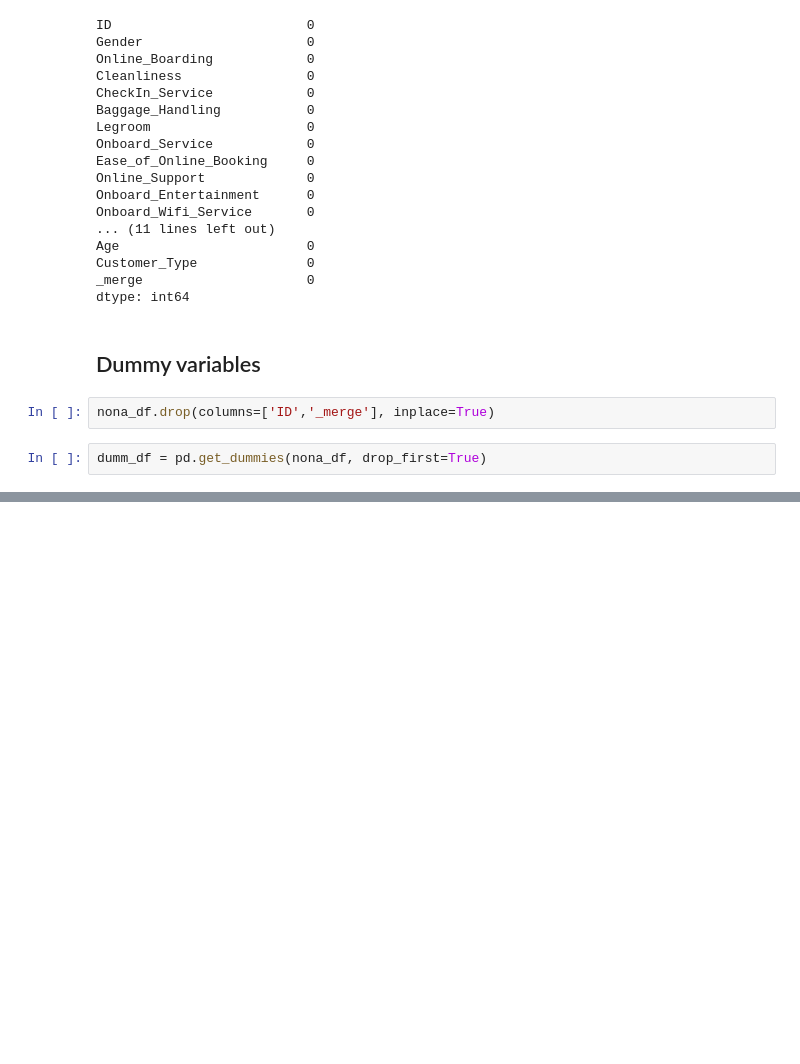
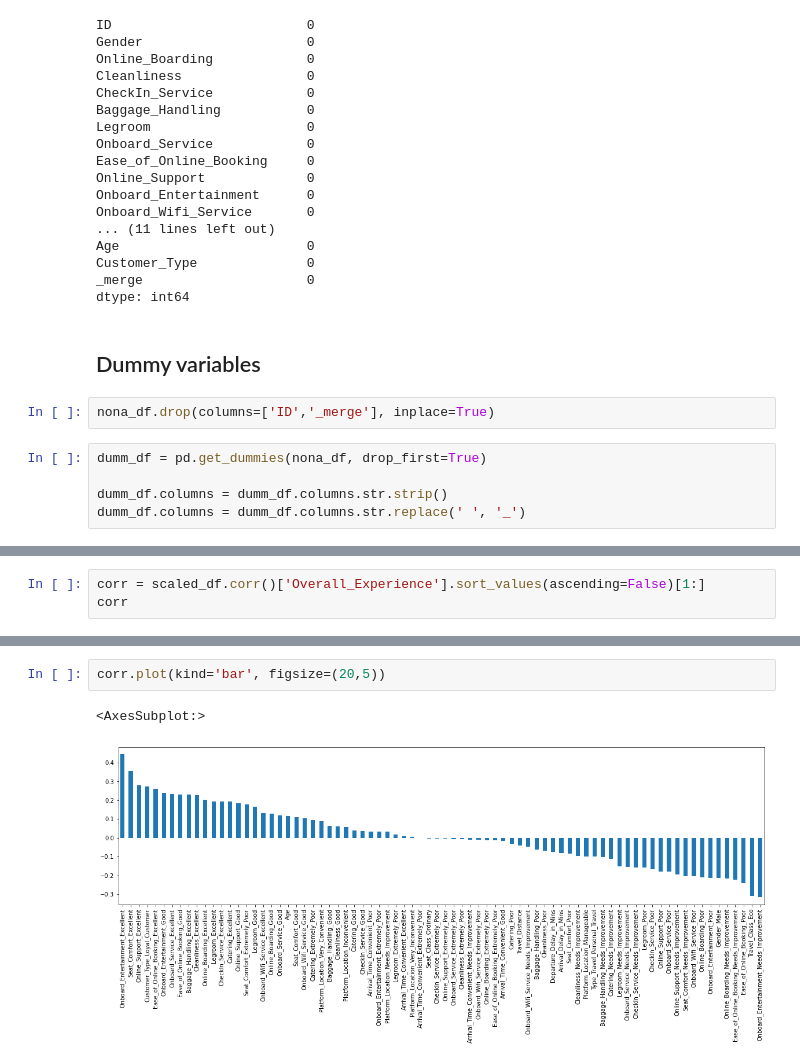
Before and after one commit to nadairshaid/big-pandas-MIT, a Jupyter notebook: PCA-analysis.ipynb, the cells around one changed output, grey strips where cells are left out. Cells and saved outputs as stored; diff of their text form; blank space fills up the shorter version.

```diff
--- a/PCA-analysis.ipynb
+++ b/PCA-analysis.ipynb
@@ -264,3 +264,6 @@ dtype: int64
 nona_df.drop(columns=['ID','_merge'], inplace=True)
 # %%
 dumm_df = pd.get_dummies(nona_df, drop_first=True)
+
+dumm_df.columns = dumm_df.columns.str.strip()
+dumm_df.columns = dumm_df.columns.str.replace(' ', '_')
@@ -291,0 +285,3 @@ scaled_df.corr()
+# %%
+corr = scaled_df.corr()['Overall_Experience'].sort_values(ascending=False)[1:]
+corr
@@ -291,0 +301,5 @@ scaled_df.corr()
+# %%
+corr.plot(kind='bar', figsize=(20,5))
+# %% [output]
+<AxesSubplot:>
+[figure, added]
```
Also changed, not shown: parts of 15 cells of this notebook.
